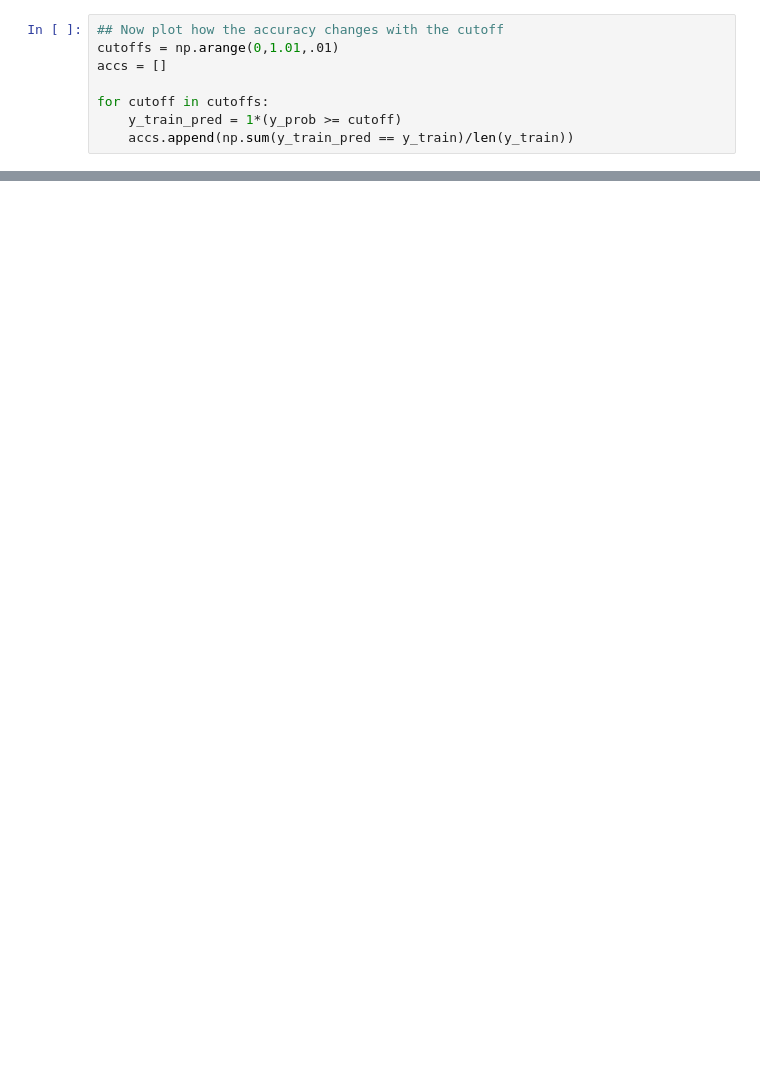
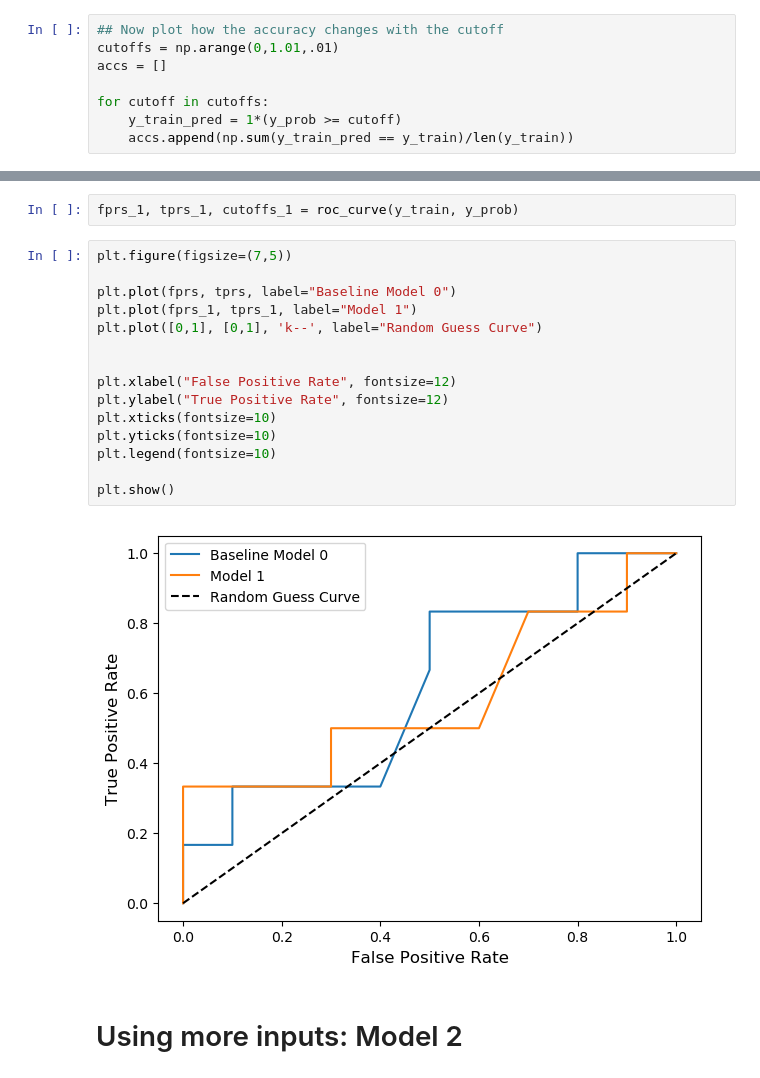
Before and after one commit to NoahGillespie/CGM, a Jupyter notebook: model/logistic_regression.ipynb, the cells around one changed output, grey strips where cells are left out. Drawn from its saved outputs; the diff is of its cells as text; blank space fills up the shorter version.

Commit message:
More models

```diff
--- a/model/logistic_regression.ipynb
+++ b/model/logistic_regression.ipynb
@@ -433,0 +450,21 @@ The training false positive rate is 0.2764
+# %%
+fprs_1, tprs_1, cutoffs_1 = roc_curve(y_train, y_prob)
+# %%
+plt.figure(figsize=(7,5))
+
+plt.plot(fprs, tprs, label="Baseline Model 0")
+plt.plot(fprs_1, tprs_1, label="Model 1")
+plt.plot([0,1], [0,1], 'k--', label="Random Guess Curve")
+
+
+plt.xlabel("False Positive Rate", fontsize=12)
+plt.ylabel("True Positive Rate", fontsize=12)
+plt.xticks(fontsize=10)
+plt.yticks(fontsize=10)
+plt.legend(fontsize=10)
+
+plt.show()
+# %% [output]
+[figure, added]
+# %% [markdown]
+# Using more inputs: Model 2
```
Also changed, not shown: parts of 48 cells of this notebook.
